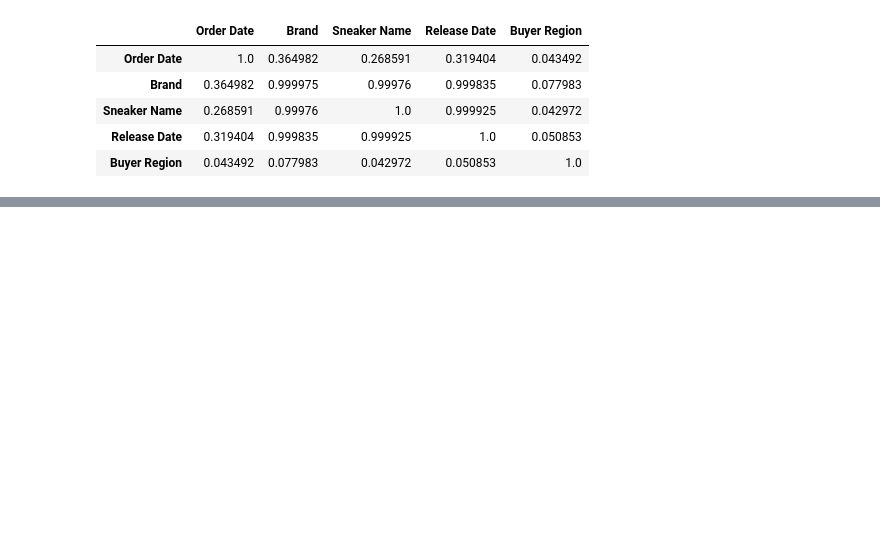
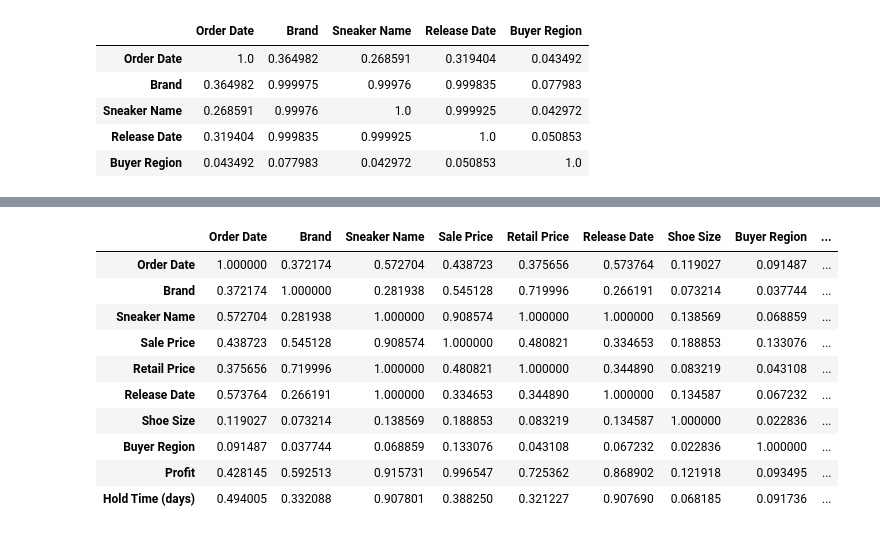
Before and after one commit to julienbaron/StockX-Sneaker-Data-Contest, a Jupyter notebook: StockX-Sneaker-Data-Contest.ipynb, the cells around one changed output, grey strips where cells are left out. Saved outputs shown, nothing was run; the diff lists cells and outputs as text; code cells hidden in the pictures; blank space fills up the shorter version.

```diff
--- a/StockX-Sneaker-Data-Contest.ipynb
+++ b/StockX-Sneaker-Data-Contest.ipynb
@@ -245,0 +318,14 @@ df['Profit'] = df["Sale Price"] - df["Retail Price"]
+# %%
+corr_ratio.astype('float')
+# %% [output]
+|  | Order Date | Brand | Sneaker Name | Sale Price | Retail Price | Release Date | Shoe Size | Buyer Region | ... |
+| Order Date | 1.000000 | 0.372174 | 0.572704 | 0.438723 | 0.375656 | 0.573764 | 0.119027 | 0.091487 | ... |
+| Brand | 0.372174 | 1.000000 | 0.281938 | 0.545128 | 0.719996 | 0.266191 | 0.073214 | 0.037744 | ... |
+| Sneaker Name | 0.572704 | 0.281938 | 1.000000 | 0.908574 | 1.000000 | 1.000000 | 0.138569 | 0.068859 | ... |
+| Sale Price | 0.438723 | 0.545128 | 0.908574 | 1.000000 | 0.480821 | 0.334653 | 0.188853 | 0.133076 | ... |
+| Retail Price | 0.375656 | 0.719996 | 1.000000 | 0.480821 | 1.000000 | 0.344890 | 0.083219 | 0.043108 | ... |
+| Release Date | 0.573764 | 0.266191 | 1.000000 | 0.334653 | 0.344890 | 1.000000 | 0.134587 | 0.067232 | ... |
+| Shoe Size | 0.119027 | 0.073214 | 0.138569 | 0.188853 | 0.083219 | 0.134587 | 1.000000 | 0.022836 | ... |
+| Buyer Region | 0.091487 | 0.037744 | 0.068859 | 0.133076 | 0.043108 | 0.067232 | 0.022836 | 1.000000 | ... |
+| Profit | 0.428145 | 0.592513 | 0.915731 | 0.996547 | 0.725362 | 0.868902 | 0.121918 | 0.093495 | ... |
+| Hold Time (days) | 0.494005 | 0.332088 | 0.907801 | 0.388250 | 0.321227 | 0.907690 | 0.068185 | 0.091736 | ... |
```
Also changed, not shown: parts of 38 cells of this notebook.
